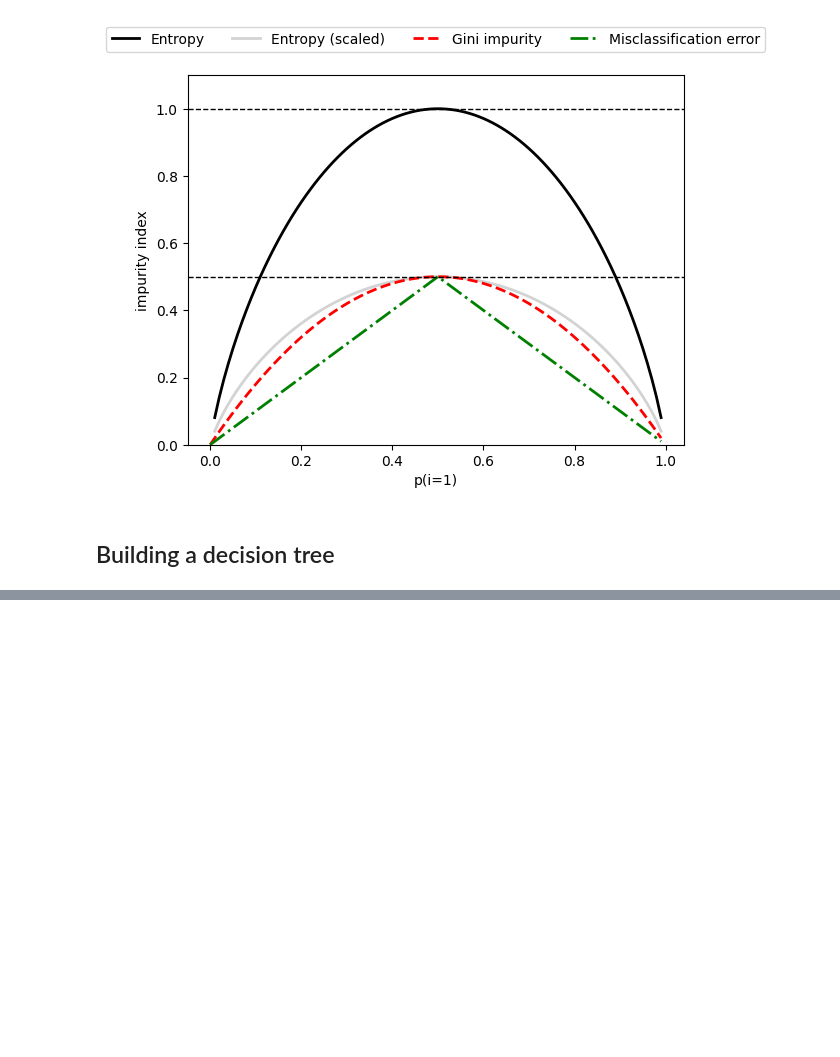
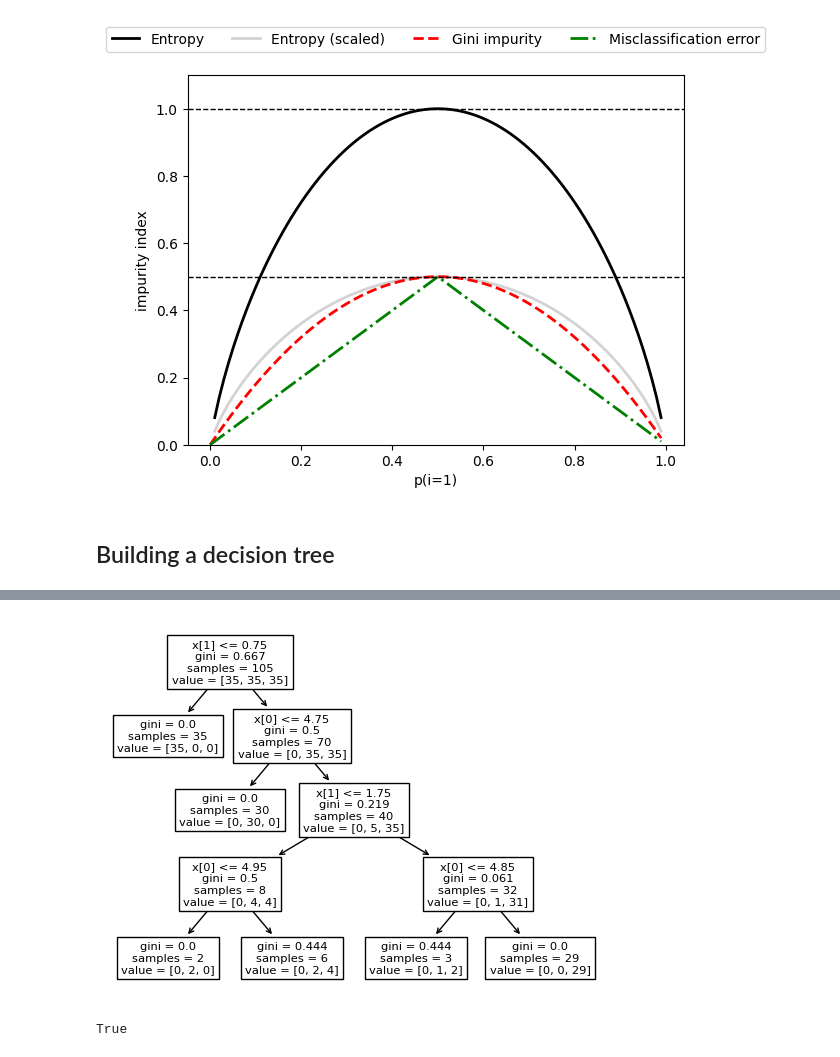
Before and after one commit to Sann-Htet/Machine-Learning-and-Deep-Learning-with-Python-scikit-learn-and-TensorFlow, a Jupyter notebook: Chapter 3/ch03-A_Tour_Of_Machine_Learning_Classifiers_Using_scikit-learn.ipynb, the cells around one changed output, grey strips where cells are left out. Cells and saved outputs as stored; diff of their text form; code cells hidden in the pictures; blank space fills up the shorter version.

```diff
--- a/Chapter 3/ch03-A_Tour_Of_Machine_Learning_Classifiers_Using_scikit-learn.ipynb
+++ b/Chapter 3/ch03-A_Tour_Of_Machine_Learning_Classifiers_Using_scikit-learn.ipynb
@@ -474,0 +496,23 @@ plt.show()
+# %%
+from sklearn import tree
+tree.plot_tree(tree_model)
+plt.show()
+# %% [output]
+[figure, added]
+# %%
+from pydotplus import graph_from_dot_data
+from sklearn.tree import export_graphviz
+
+dot_data = export_graphviz(tree_model,
+                           filled=True,
+                           rounded=True,
+                           class_names=['Setosa',
+                                        'Versicolor',
+                                        'Virginica'],
+                           feature_names=['petal length',
+                                          'petal width'],
+                           out_file=None)
+graph = graph_from_dot_data(dot_data)
+graph.write_png('tree.png')
+# %% [output]
+True
```
Also changed, not shown: parts of 3 cells of this notebook, 1 other file.
